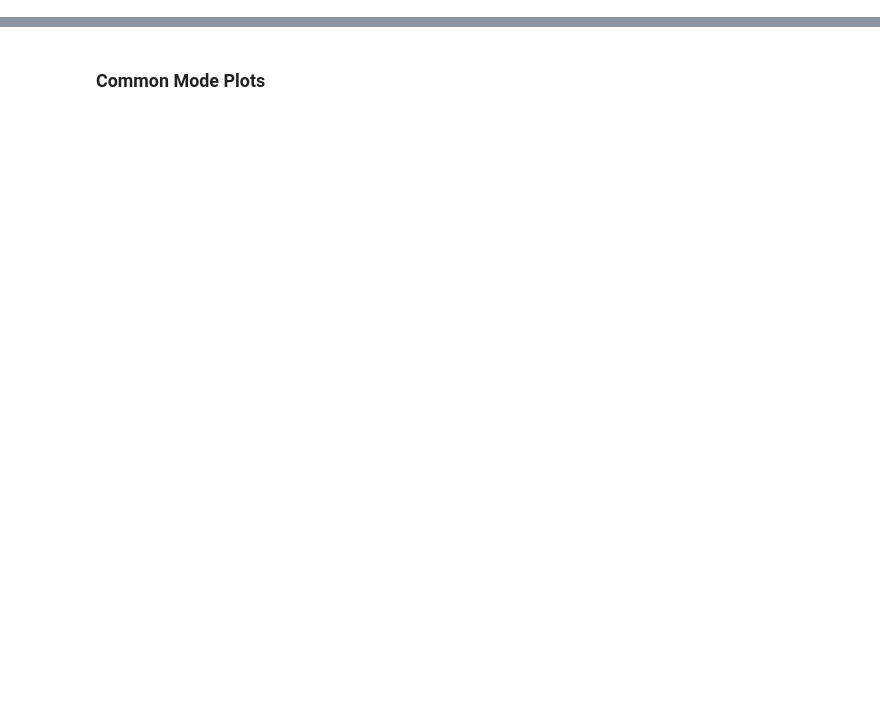
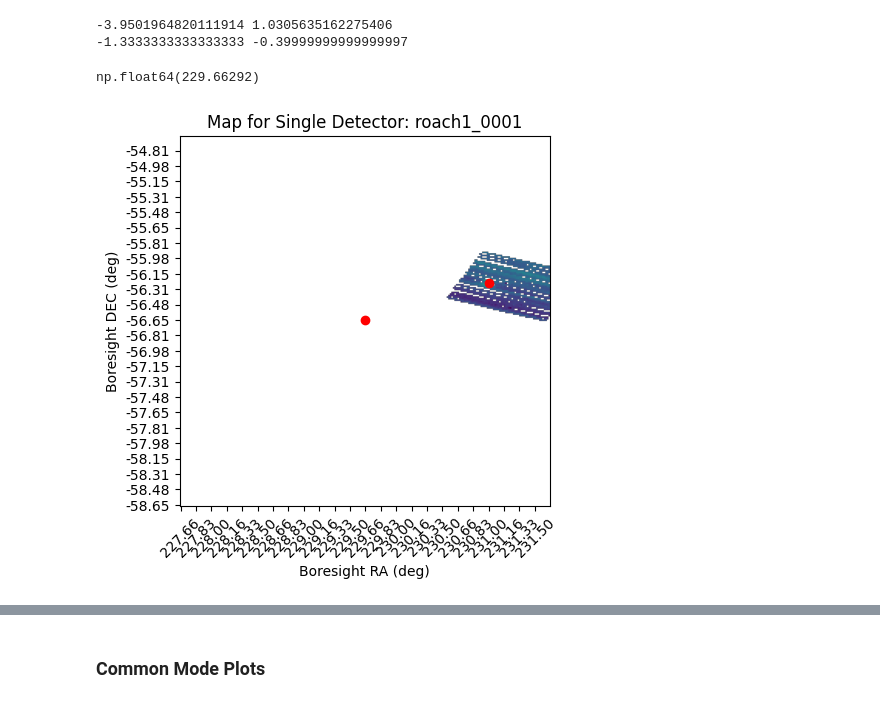
Before and after one commit to jonahjlee/blasttng-to-g3, a Jupyter notebook: notebooks/map_making.ipynb, the cells around one changed output, grey strips where cells are left out. Cells and saved outputs as stored; diff of their text form; code cells hidden in the pictures; blank space fills up the shorter version.

```diff
--- a/notebooks/map_making.ipynb
+++ b/notebooks/map_making.ipynb
@@ -126,3 +156,17 @@ plt.show()
+# %%
+binners[1].plot(show=False)
+plt.plot(nx/2, ny/2, 'ro')
+plt.plot(source_coords["roach1_0001"][0], source_coords["roach1_0001"][1], 'ro')
+print(source_coords["roach1_0001"][0]*map_args["res"] - map_args["ra0"],
+      source_coords["roach1_0001"][1]*map_args["res"] - map_args["dec0"])
+print(radec_shifts["roach1_0001"][0]/gu.deg, radec_shifts["roach1_0001"][1]/gu.deg)
+
+map_args["ra0"]/gu.deg
+# %% [output]
+-3.9501964820111914 1.0305635162275406
+-1.3333333333333333 -0.39999999999999997
+np.float64(229.66292)
+[figure, added]
 # %%
 rcw92 = SkyCoord.from_name("RCW92")
 source_ra = rcw92.icrs.ra.deg * gu.deg
```
Also changed, not shown: parts of 16 cells of this notebook, 1 other file.
